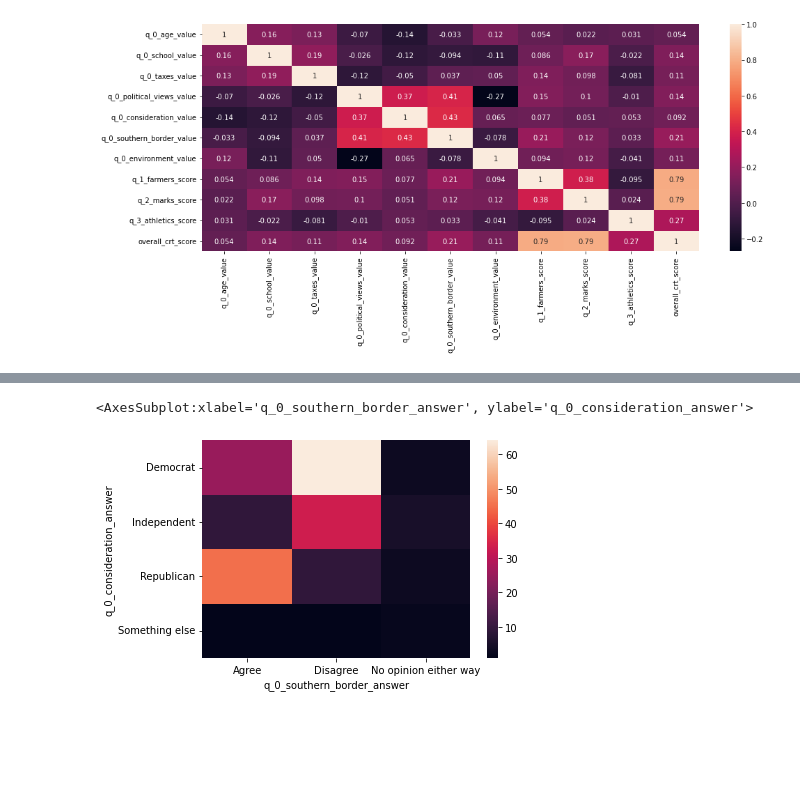
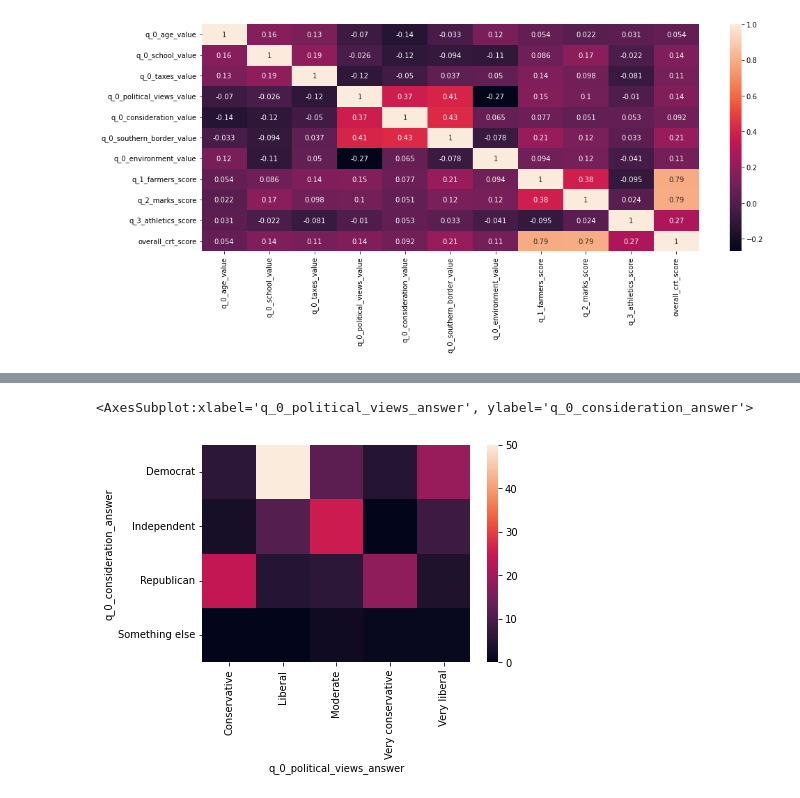
Before and after one commit to EyeofBeholder-NLeSC/play-around-sample-set, a Jupyter notebook: notebooks/IPM_user_profile.ipynb, the cells around one changed output, grey strips where cells are left out. Cells and saved outputs as stored; diff of their text form; code cells hidden in the pictures; blank space fills up the shorter version.

Commit message:
plots: user profile

```diff
--- a/notebooks/IPM_user_profile.ipynb
+++ b/notebooks/IPM_user_profile.ipynb
@@ -84,7 +92,7 @@ plt.show()
 # %%
 sns.heatmap(pd.crosstab(
-    df["q_0_consideration_answer"], df["q_0_southern_border_answer"]
+    df["q_0_consideration_answer"], df["q_0_political_views_answer"]
     ))
 # %% [output]
-<AxesSubplot:xlabel='q_0_southern_border_answer', ylabel='q_0_consideration_answer'>
+<AxesSubplot:xlabel='q_0_political_views_answer', ylabel='q_0_consideration_answer'>
-[figure, old version]
+[figure, new version]
```
Also changed, not shown: parts of 4 cells of this notebook.
